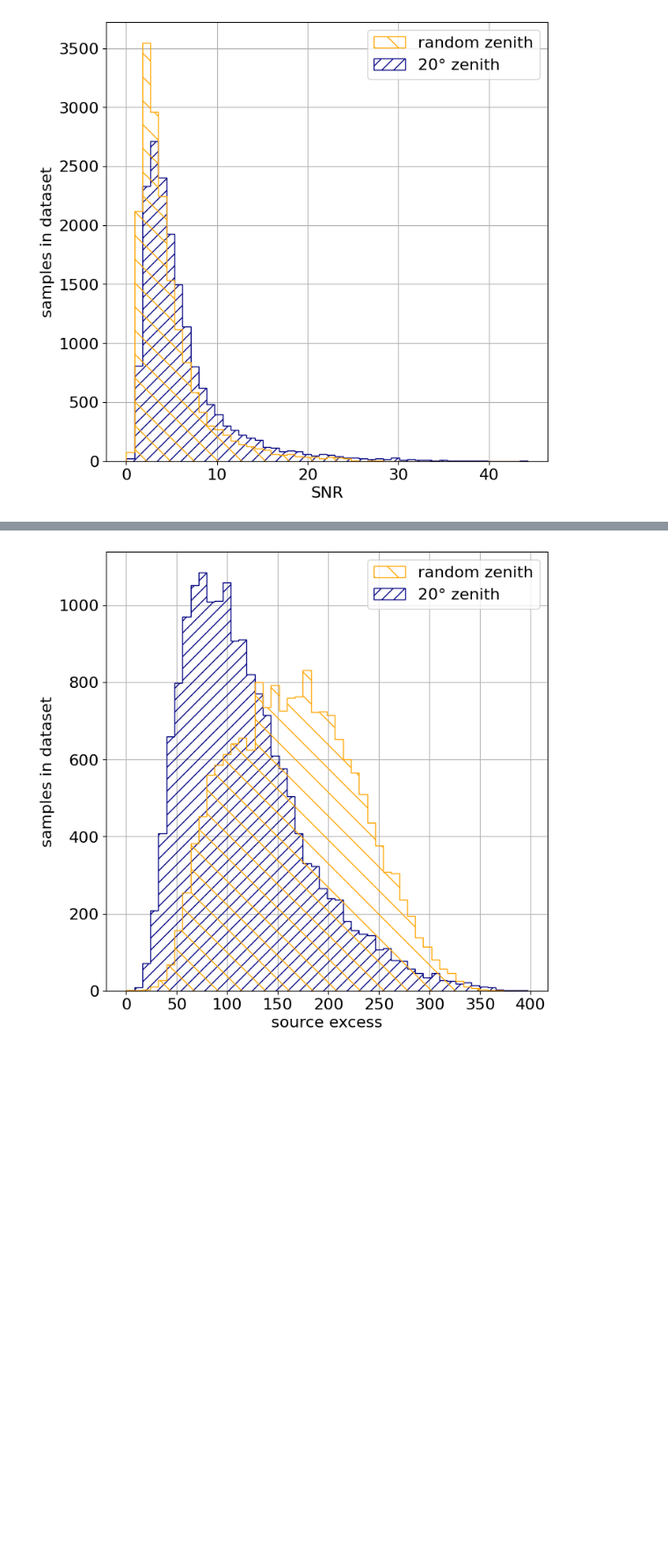
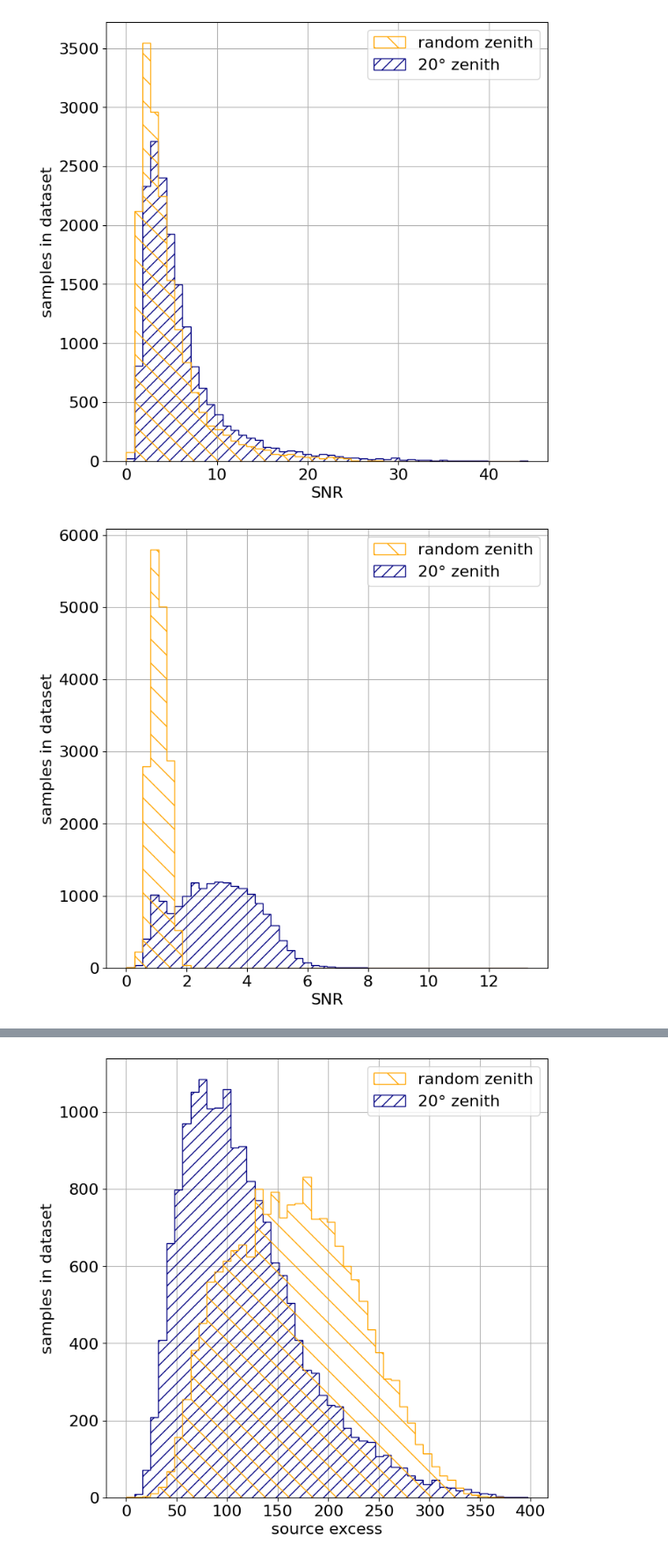
Before and after one commit to ambra-dipiano/astroAI, a Jupyter notebook: astroai/notebooks/snr-from-results-files.ipynb, the cells around one changed output, grey strips where cells are left out. Shown: that part at 88% size. Cells and saved outputs as stored; diff of their text form; code cells hidden in the pictures; blank space fills up the shorter version.

```diff
--- a/astroai/notebooks/snr-from-results-files.ipynb
+++ b/astroai/notebooks/snr-from-results-files.ipynb
@@ -41,12 +41,26 @@ def snr2(excess, off, alpha):
 def snr3(excess, off):
     snr3 = excess / np.sqrt(off)
     return snr3
+
+def snr4(excess, off, alpha):
+    snr4 = excess / (off*alpha)
+    return snr4
+
+def snr5(excess, off, alpha):
+    snr5 = excess / np.sqrt(off*alpha)
+    return snr5
 # %%
 zall['snr2'] = snr2(zall['excess'], zall['counts_off'], zall['alpha'])
 z20['snr2'] = snr2(z20['excess'], z20['counts_off'], z20['alpha'])
 
 zall['snr3'] = snr3(zall['excess'], zall['counts_off'])
 z20['snr3'] = snr3(z20['excess'], z20['counts_off'])
+
+zall['snr4'] = snr4(zall['excess'], zall['counts_off'], zall['alpha'])
+z20['snr4'] = snr4(z20['excess'], z20['counts_off'], z20['alpha'])
+
+zall['snr5'] = snr5(zall['excess'], zall['counts_off'], zall['alpha'])
+z20['snr5'] = snr5(z20['excess'], z20['counts_off'], z20['alpha'])
 # %%
 import matplotlib.patches as mpatches
 
@@ -112,3 +126,21 @@ plt.show()
 fig.savefig(f'img/all_dataset_snr3_z20_zALL.png')
 # %% [output]
 [figure]
+# %%
+# hist
+fig = plt.figure(figsize=histsize)
+ax = fig.add_subplot(111)
+
+data = (z20['snr4'], zall['snr4'])
+n, bins, patches = ax.hist(data, nbins, density=False, histtype='step', color=colors)
+ax.tick_params(axis='both', labelsize=fs)
+ax.set_ylabel('samples in dataset', fontsize=fs)
+ax.set_xlabel('SNR', fontsize=fs)
+ax.legend(handles=legends, labels=labels, fontsize=fs)
+ax.grid()
+for patch, hatch in zip(patches, hatches):
+    plt.setp(patch, hatch=hatch)
+plt.show()
+fig.savefig(f'img/all_dataset_snr4_z20_zALL.png')
+# %% [output]
+[figure, added]
```
Also changed, not shown: parts of 1 cell of this notebook, 2 other files.
